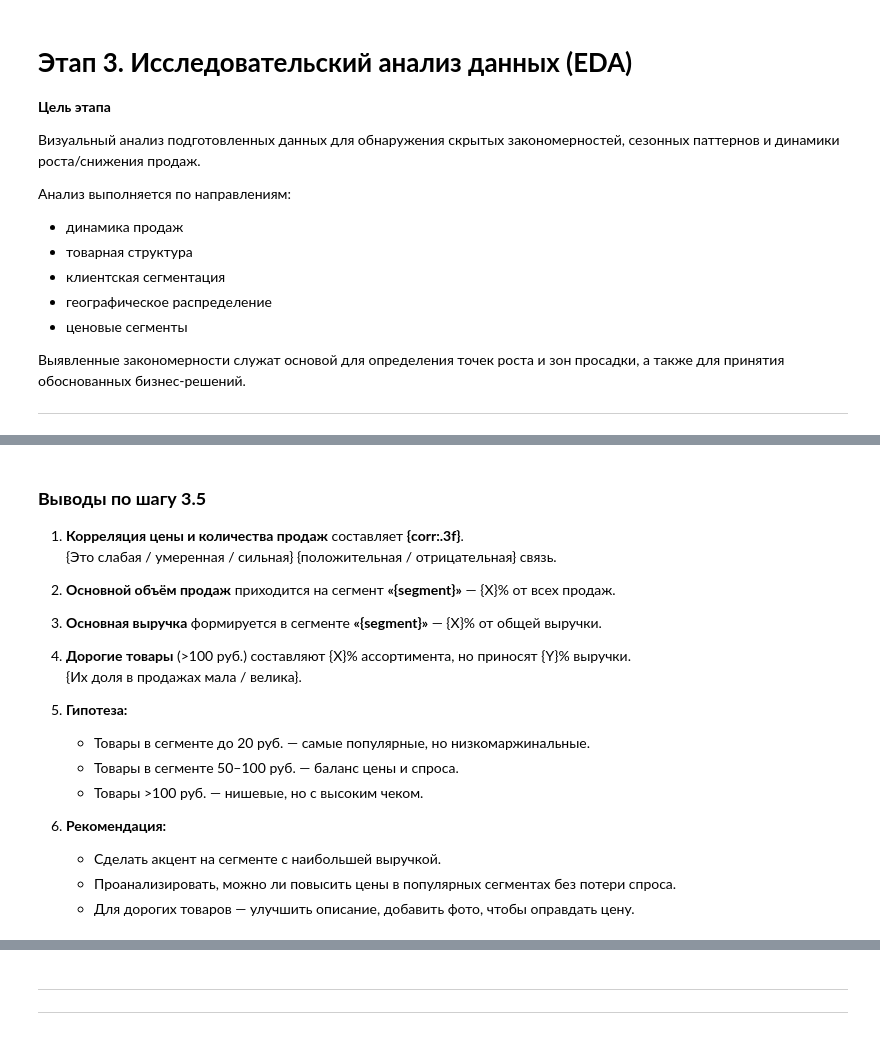
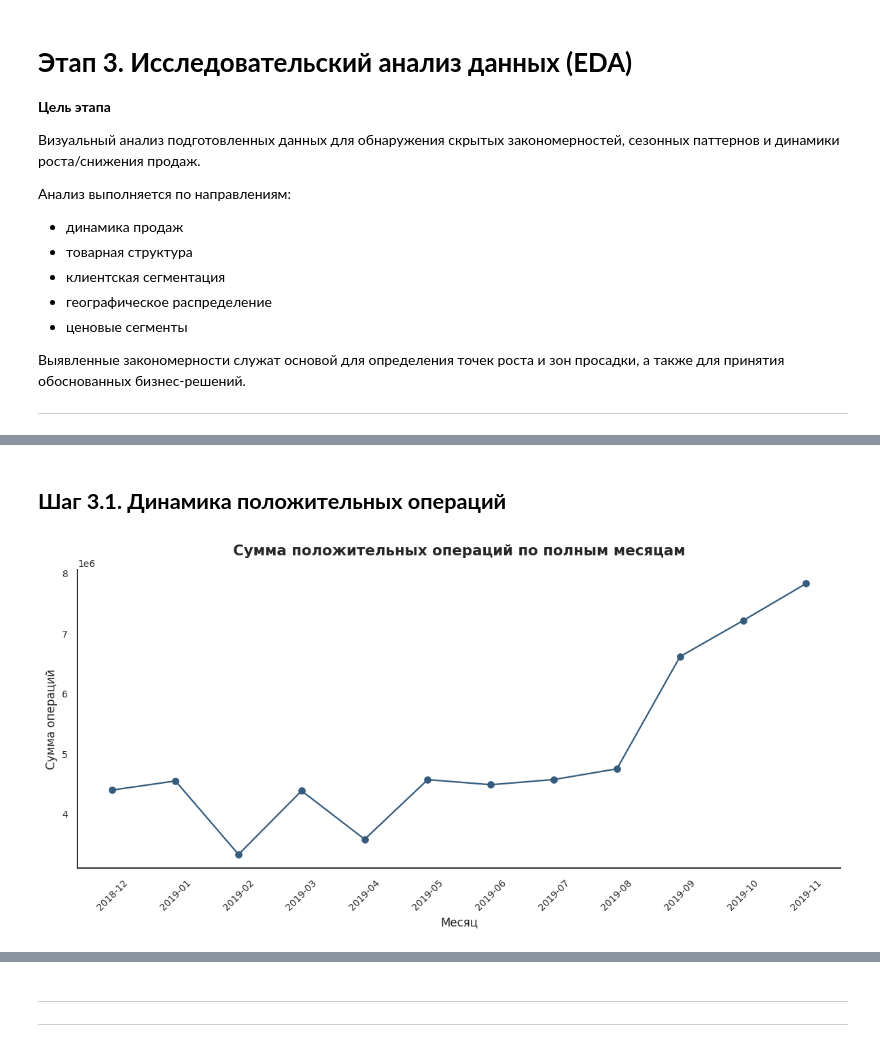
Before and after one commit to dazzens/dazzens, a Jupyter notebook: EDA_проект.ipynb, the cells around one changed output, grey strips where cells are left out. Saved outputs shown, nothing was run; the diff lists cells and outputs as text; code cells hidden in the pictures.

```diff
--- a/EDA_проект.ipynb
+++ b/EDA_проект.ipynb
@@ -2874,24 +1974,0 @@ plt.show()
-# %% [markdown]
-### **Выводы по шагу 3.5**
-
-
-
-1. **Корреляция цены и количества продаж** составляет **{corr:.3f}**.
-   {Это слабая / умеренная / сильная} {положительная / отрицательная} связь.
-
-2. **Основной объём продаж** приходится на сегмент **«{segment}»** — {X}% от всех продаж.
-
-3. **Основная выручка** формируется в сегменте **«{segment}»** — {X}% от общей выручки.
-
-4. **Дорогие товары** (>100 руб.) составляют {X}% ассортимента, но приносят {Y}% выручки.
-   {Их доля в продажах мала / велика}.
-
-5. **Гипотеза:**
-   - Товары в сегменте до 20 руб. — самые популярные, но низкомаржинальные.
-   - Товары в сегменте 50–100 руб. — баланс цены и спроса.
-   - Товары >100 руб. — нишевые, но с высоким чеком.
-
-6. **Рекомендация:**
-   - Сделать акцент на сегменте с наибольшей выручкой.
-   - Проанализировать, можно ли повысить цены в популярных сегментах без потери спроса.
-   - Для дорогих товаров — улучшить описание, добавить фото, чтобы оправдать цену.
@@ -2897,0 +2007,28 @@ plt.show()
+# %% [markdown]
+## **Шаг 3.1. Динамика положительных операций**
+# %%
+# денежная динамика по полным месяцам
+last_period = sales_df["YearMonth"].max()
+
+monthly_sales = (
+    order_agg.loc[order_agg["year_month"] < last_period]
+    .groupby("year_month", as_index=False)
+    .agg(GrossAmount=("total_amount", "sum"))
+    .sort_values("year_month")
+)
+monthly_sales["Period"] = monthly_sales["year_month"].astype("string")
+
+fig, ax = plt.subplots()
+ax.plot(monthly_sales["Period"], monthly_sales["GrossAmount"], color=EDA_BLUE, marker='o')
+
+ax.tick_params(axis="x", rotation=45)
+finish_chart(
+    ax,
+    "Сумма положительных операций по полным месяцам",
+    "Месяц",
+    "Сумма операций"
+)
+plt.tight_layout()
+plt.show()
+# %% [output]
+[figure, added]
```
Also changed, not shown: parts of 121 cells of this notebook.
